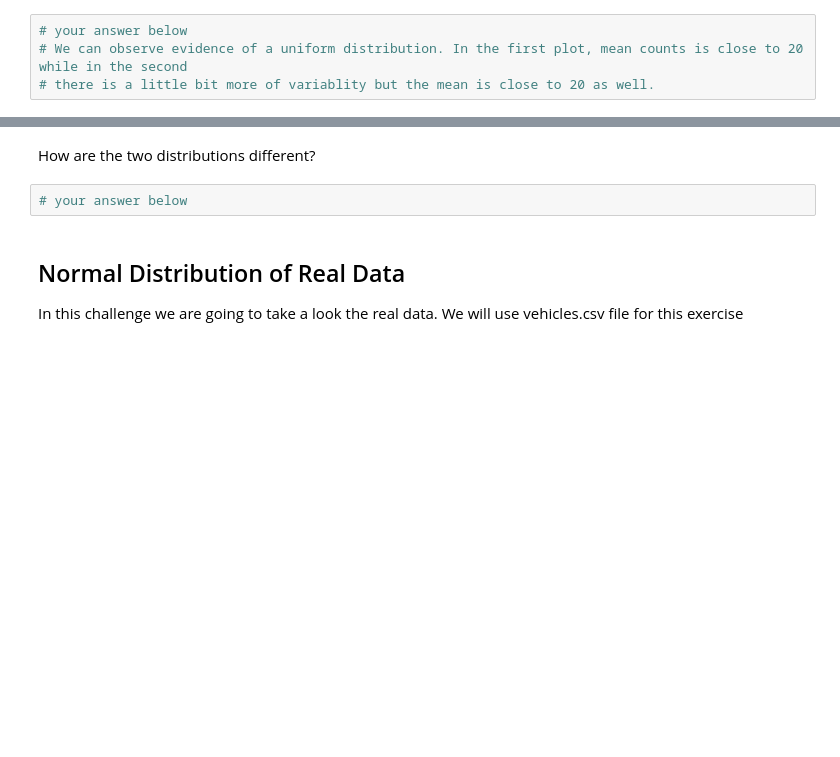
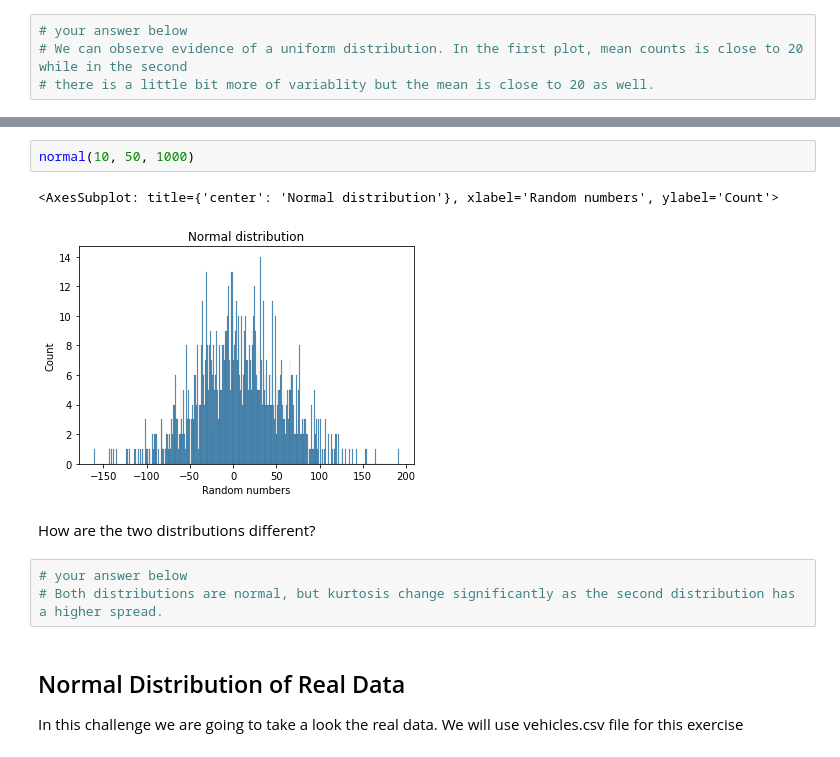
Before and after one commit to Ironhack-data-bcn-january-2023/lab-continuous-probability-distributions, a Jupyter notebook: your-code/main.ipynb, the cells around one changed output, grey strips where cells are left out. Saved outputs shown, nothing was run; the diff lists cells and outputs as text; blank space fills up the shorter version.

```diff
--- a/your-code/main.ipynb
+++ b/your-code/main.ipynb
@@ -94,7 +107,13 @@ Expected output:
+# %%
+normal(10, 50, 1000)
+# %% [output]
+<AxesSubplot: title={'center': 'Normal distribution'}, xlabel='Random numbers', ylabel='Count'>
+[figure, added]
 # %% [markdown]
 How are the two distributions different?
-# %%
-# your answer below
+# %%
+# your answer below
+# Both distributions are normal, but kurtosis change significantly as the second distribution has a higher spread.
 # %% [markdown]
 ## Normal Distribution of Real Data
 
```
Also changed, not shown: parts of 12 cells of this notebook.
